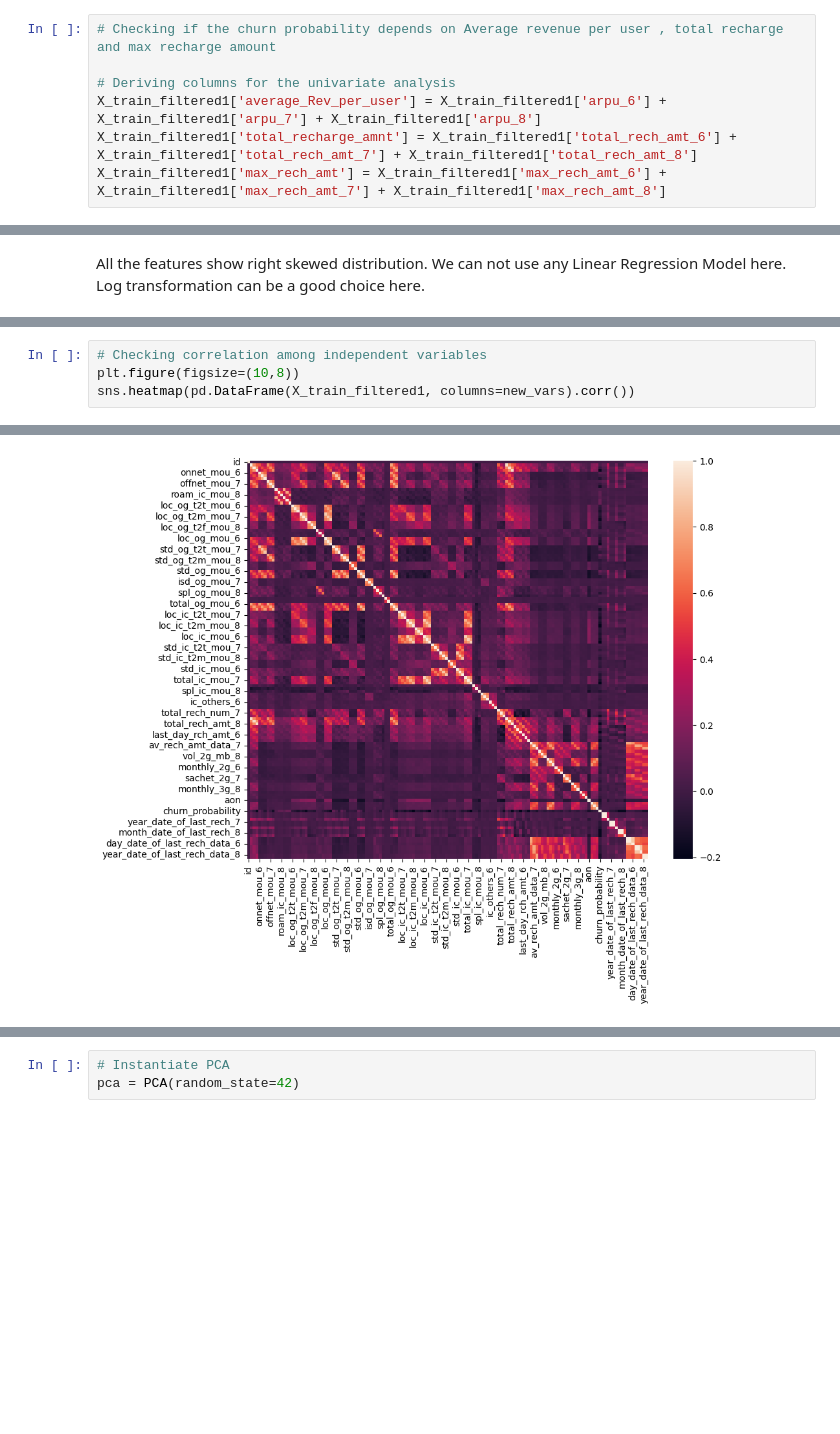
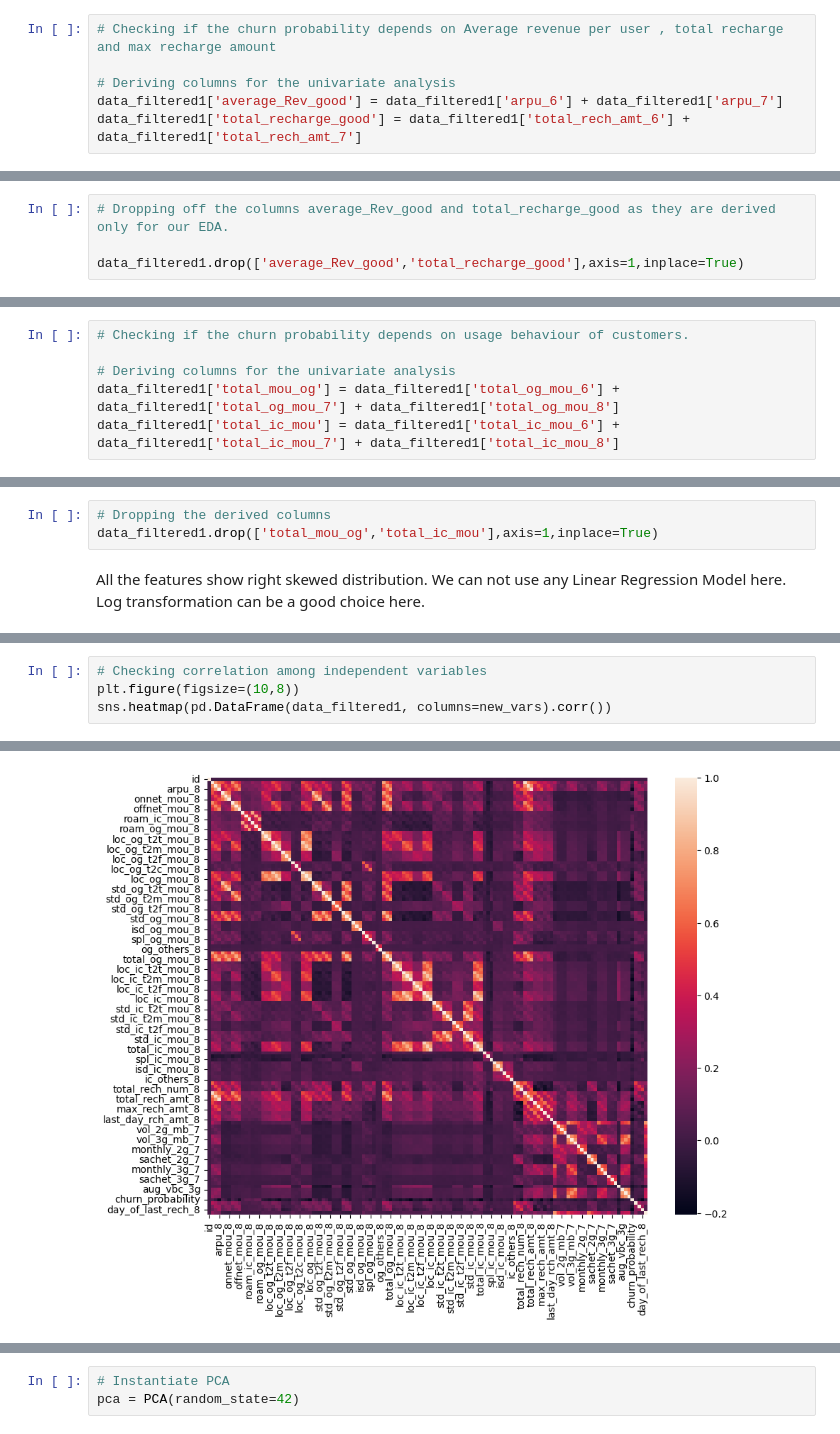
Before and after one commit to MallikaBera/Customer-Churn-Prediction-Model, a Jupyter notebook: Final notebook.ipynb, the cells around one changed output, grey strips where cells are left out. Drawn from its saved outputs; the diff is of its cells as text; blank space fills up the shorter version.

```diff
--- a/Final notebook.ipynb
+++ b/Final notebook.ipynb
@@ -647,6 +653,5 @@ Index(['id', 'arpu_6', 'arpu_7', 'arpu_8', 'onnet_mou_6', 'onnet_mou_7',
 # Checking if the churn probability depends on Average revenue per user , total recharge and max recharge amount
 
 # Deriving columns for the univariate analysis
-X_train_filtered1['average_Rev_per_user'] = X_train_filtered1['arpu_6'] + X_train_filtered1['arpu_7'] + X_train_filtered1['arpu_8']
-X_train_filtered1['total_recharge_amnt'] = X_train_filtered1['total_rech_amt_6'] + X_train_filtered1['total_rech_amt_7'] + X_train_filtered1['total_rech_amt_8']
-X_train_filtered1['max_rech_amt'] = X_train_filtered1['max_rech_amt_6'] + X_train_filtered1['max_rech_amt_7'] + X_train_filtered1['max_rech_amt_8']
+data_filtered1['average_Rev_good'] = data_filtered1['arpu_6'] + data_filtered1['arpu_7']
+data_filtered1['total_recharge_good'] = data_filtered1['total_rech_amt_6'] + data_filtered1['total_rech_amt_7']
@@ -682,0 +702,4 @@ plt.show()
+# %%
+# Dropping off the columns average_Rev_good and total_recharge_good as they are derived only for our EDA.
+
+data_filtered1.drop(['average_Rev_good','total_recharge_good'],axis=1,inplace=True)
@@ -682,0 +726,6 @@ plt.show()
+# %%
+# Checking if the churn probability depends on usage behaviour of customers.
+
+# Deriving columns for the univariate analysis
+data_filtered1['total_mou_og'] = data_filtered1['total_og_mou_6'] + data_filtered1['total_og_mou_7'] + data_filtered1['total_og_mou_8']
+data_filtered1['total_ic_mou'] = data_filtered1['total_ic_mou_6'] + data_filtered1['total_ic_mou_7'] + data_filtered1['total_ic_mou_8']
@@ -683,3 +749,6 @@ plt.show()
+# %%
+# Dropping the derived columns
+data_filtered1.drop(['total_mou_og','total_ic_mou'],axis=1,inplace=True)
 # %% [markdown]
 All the features show right skewed distribution. We can not use any Linear Regression Model here. Log transformation can be a good choice here.
 # %% [markdown]
@@ -687,8 +756,8 @@ All the features show right skewed distribution. We can not use any Linear Regre
 # %%
 # Checking correlation among independent variables
 plt.figure(figsize=(10,8))
-sns.heatmap(pd.DataFrame(X_train_filtered1, columns=new_vars).corr())
+sns.heatmap(pd.DataFrame(data_filtered1, columns=new_vars).corr())
 # %% [output]
 <Axes: >
-[figure, old version]
+[figure, new version]
 # %% [markdown]
```
Also changed, not shown: parts of 182 cells of this notebook.
